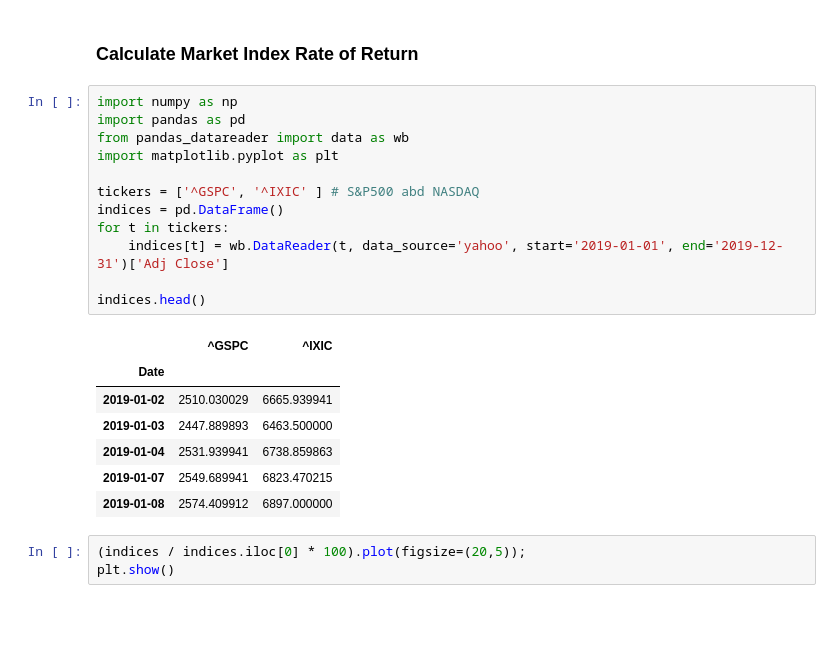
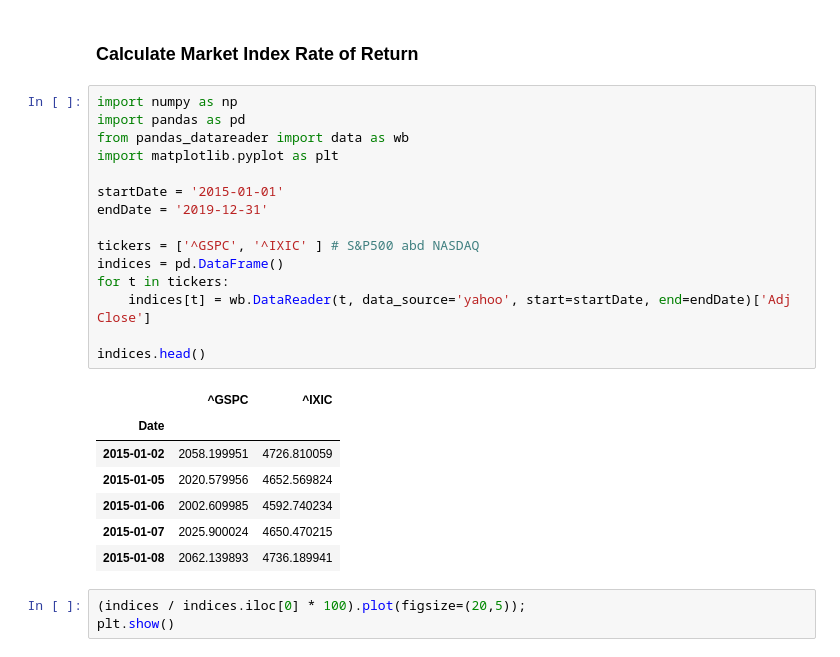
Before and after one commit to omeryesil/pyt-tutorials, a Jupyter notebook: pyt-in-finance/01_CalculatingComparingRatesOfReturn.ipynb, the cells around one changed output. Saved outputs shown, nothing was run; the diff lists cells and outputs as text; blank space fills up the shorter version.

```diff
--- a/pyt-in-finance/finance_calculating_rates_of_return.ipynb
+++ b/pyt-in-finance/01_CalculatingComparingRatesOfReturn.ipynb
@@ -327,23 +327,26 @@ Top Market Indices in the World:
 # %%
 import numpy as np
 import pandas as pd
 from pandas_datareader import data as wb
 import matplotlib.pyplot as plt
 
+startDate = '2015-01-01'
+endDate = '2019-12-31'
+
 tickers = ['^GSPC', '^IXIC' ] # S&P500 abd NASDAQ
 indices = pd.DataFrame()
 for t in tickers:
-    indices[t] = wb.DataReader(t, data_source='yahoo', start='2019-01-01', end='2019-12-31')['Adj Close']
+    indices[t] = wb.DataReader(t, data_source='yahoo', start=startDate, end=endDate)['Adj Close']
 
 indices.head()
 # %% [output]
 |  | ^GSPC | ^IXIC |
 | Date |  |  |
-| 2019-01-02 | 2510.030029 | 6665.939941 |
-| 2019-01-03 | 2447.889893 | 6463.500000 |
-| 2019-01-04 | 2531.939941 | 6738.859863 |
-| 2019-01-07 | 2549.689941 | 6823.470215 |
-| 2019-01-08 | 2574.409912 | 6897.000000 |
+| 2015-01-02 | 2058.199951 | 4726.810059 |
+| 2015-01-05 | 2020.579956 | 4652.569824 |
+| 2015-01-06 | 2002.609985 | 4592.740234 |
+| 2015-01-07 | 2025.900024 | 4650.470215 |
+| 2015-01-08 | 2062.139893 | 4736.189941 |
 # %%
 (indices / indices.iloc[0] * 100).plot(figsize=(20,5));
 plt.show()
```
Also changed, not shown: parts of 3 cells of this notebook, 1 other file.
